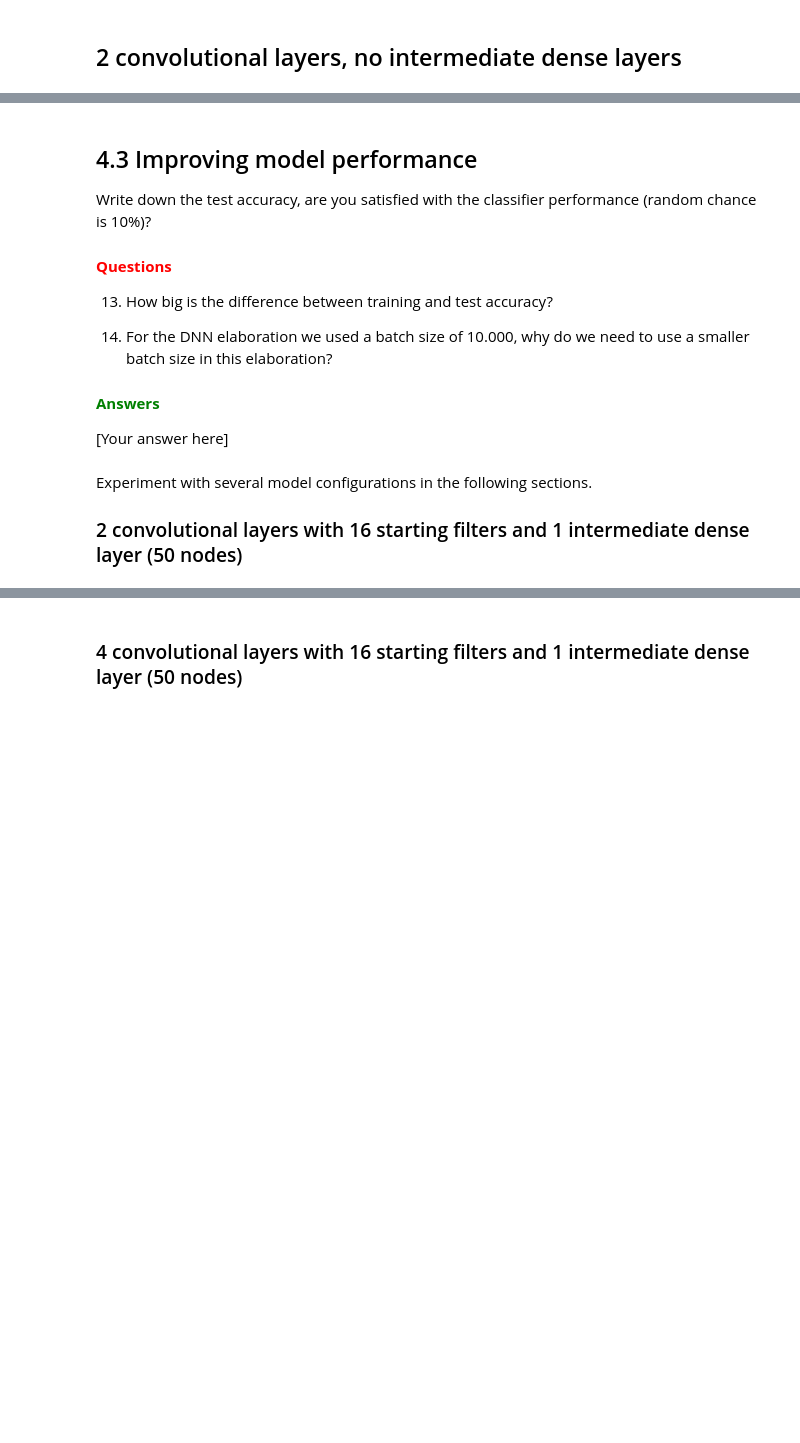
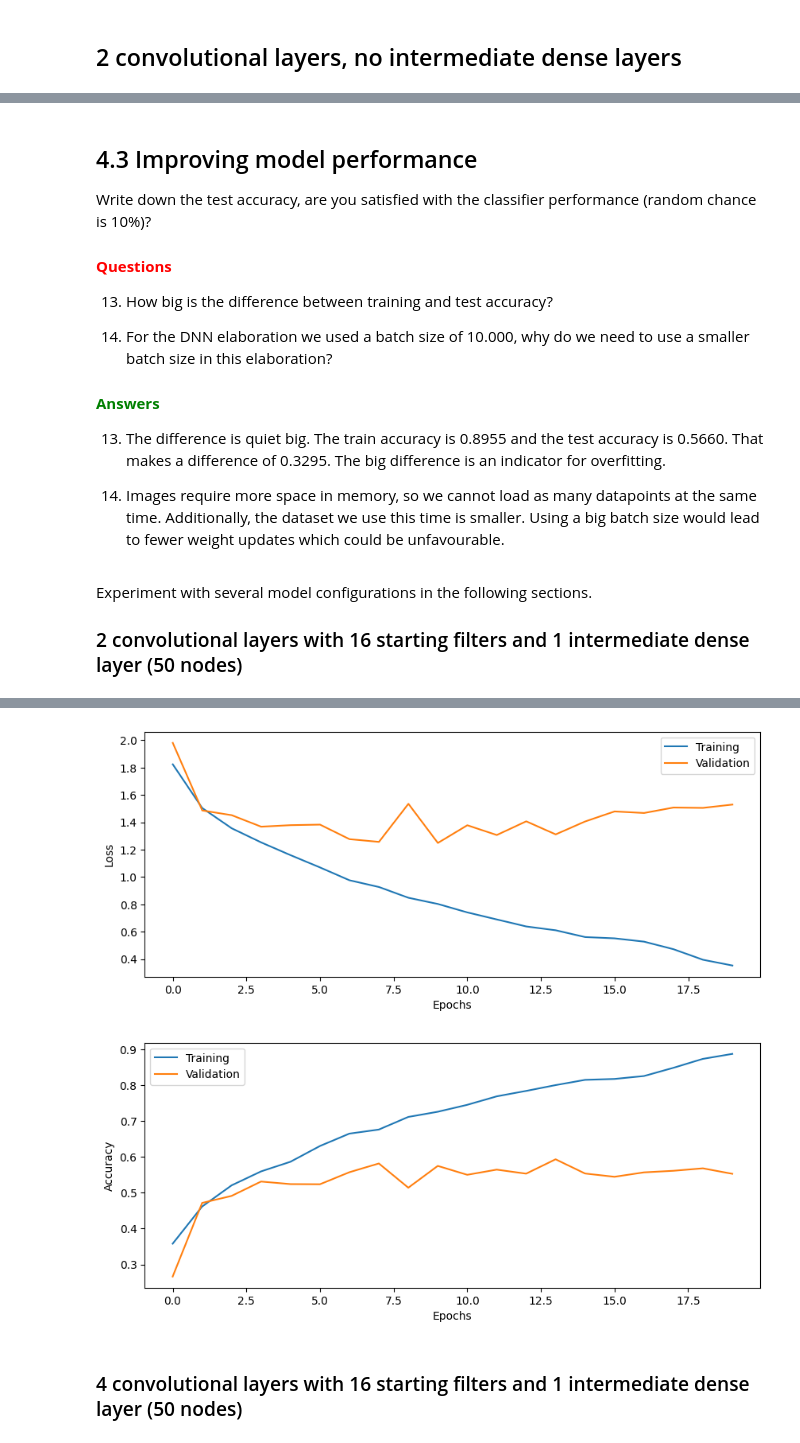
Before and after one commit to jakli758/dl_lab1, a Jupyter notebook: lab3/CNN_Lab.ipynb, the cells around one changed output, grey strips where cells are left out. Cells and saved outputs as stored; diff of their text form; code cells hidden in the pictures; blank space fills up the shorter version.

```diff
--- a/lab3/CNN_Lab.ipynb
+++ b/lab3/CNN_Lab.ipynb
@@ -277,12 +302,13 @@ from sklearn.model_selection import train_test_split
 # === Your code here =========================
 # --------------------------------------------
 
-# split the original dataset into 70% Training and 30% Temp
-Xtrain, Xval, Ytrain, Yval = ???
+# split the original dataset into 75% Training and 25% Validation
+Xtrain, Xval, Ytrain, Yval = train_test_split(X, Y, test_size=0.25, random_state=42)
 
 
 
 # Print the size of training data, validation data and test data
-???
-
+print("Training images have shape {} and labels have shape {} ".format(Xtrain.shape, Ytrain.shape))
+print("Validation images have shape {} and labels have shape {} ".format(Xval.shape, Yval.shape))
+print("Test images have shape {} and labels have shape {} ".format(Xtest.shape, Ytest.shape))
 # ============================================
@@ -318,11 +348,13 @@ print('Ytest has size {}.'.format(Ytest.shape))
 # --------------------------------------------
 
 # Your code for converting Ytrain, Yval, Ytest to categorical
-Ytrain = to_categorical(???)
-Yval = ???
-Ytest = ???
+Ytrain = to_categorical(Ytrain, 10)
+Yval = to_categorical(Yval, 10)
+Ytest = to_categorical(Ytest, 10)
 
 # Print shapes after converting the labels
-???
+print('Ytrain has shape {}.'.format(Ytrain.shape))
+print('Yval has shape {}.'.format(Yval.shape))
+print('Ytest has shape {}.'.format(Ytest.shape))
 
 # ============================================
@@ -398,15 +441,15 @@ Relevant functions:
 # --------------------------------------------
 
 # Setup some training parameters
-batch_size = ???
-epochs = ???
-input_shape = ???
-learning_rate = ???
+batch_size = 20
+epochs = 20
+input_shape = Xtrain.shape[1:]
+learning_rate = 0.01
 
 # Build model
-model1 = ???
+model1 = build_CNN(input_shape=input_shape, loss="categorical_crossentropy", n_conv_layers=2, n_dense_layers=0, n_filters=16)
 
 # Train the model  using training data and validation data
-history1 = ???
+history1 = model1.fit(Xtrain, Ytrain, batch_size=batch_size, epochs=epochs, validation_data=(Xval, Yval))
 
 # ============================================
@@ -437,7 +513,9 @@ Write down the test accuracy, are you satisfied with the classifier performance
 14. For the DNN elaboration we used a batch size of 10.000, why do we need to use a smaller batch size in this elaboration?
 
 #### **<span style="color:green">Answers</span>**
-[Your answer here]
+13. The difference is quiet big. The train accuracy is 0.8955 and the test accuracy is 0.5660. That makes a difference of 0.3295. The big difference is an indicator for overfitting.
+
+14. Images require more space in memory, so we cannot load as many datapoints at the same time. Additionally, the dataset we use this time is smaller. Using a big batch size would lead to fewer weight updates which could be unfavourable.
 # %% [markdown]
 Experiment with several model configurations in the following sections.
 
@@ -446,14 +524,18 @@ Experiment with several model configurations in the following sections.
 # --------------------------------------------
 # === Your code here =========================
 # --------------------------------------------
+n_conv_layers = 2
+n_dense_layers = 1
+n_filters = 16
+n_nodes = 50
 
 # Build and train model
-model1 = ???
+model1 = build_CNN(input_shape=input_shape, loss="categorical_crossentropy", n_conv_layers=n_conv_layers, n_dense_layers=n_dense_layers, n_filters=n_filters)
 
-history1 = ???
+history1 = model1.fit(Xtrain, Ytrain, batch_size=batch_size, epochs=epochs, validation_data=(Xval, Yval))
 
 # Evaluate model on test data
-score = ???
+score = model1.evaluate(Xtest, Ytest, batch_size=batch_size)
 
 # ============================================
 
@@ -462,3 +544,4 @@ print('Test accuracy: %.4f' % score[1])
 
 # Plot the history from the training run
 plot_results(history1)
+# %% [output]
@@ -465,3 +565,5 @@ plot_results(history1)
+[figure, added]
+[figure, added]
 # %% [markdown]
 ### 4 convolutional layers with 16 starting filters and 1 intermediate dense layer (50 nodes)
 # %%
```
Also changed, not shown: parts of 21 cells of this notebook, 1 other file.
